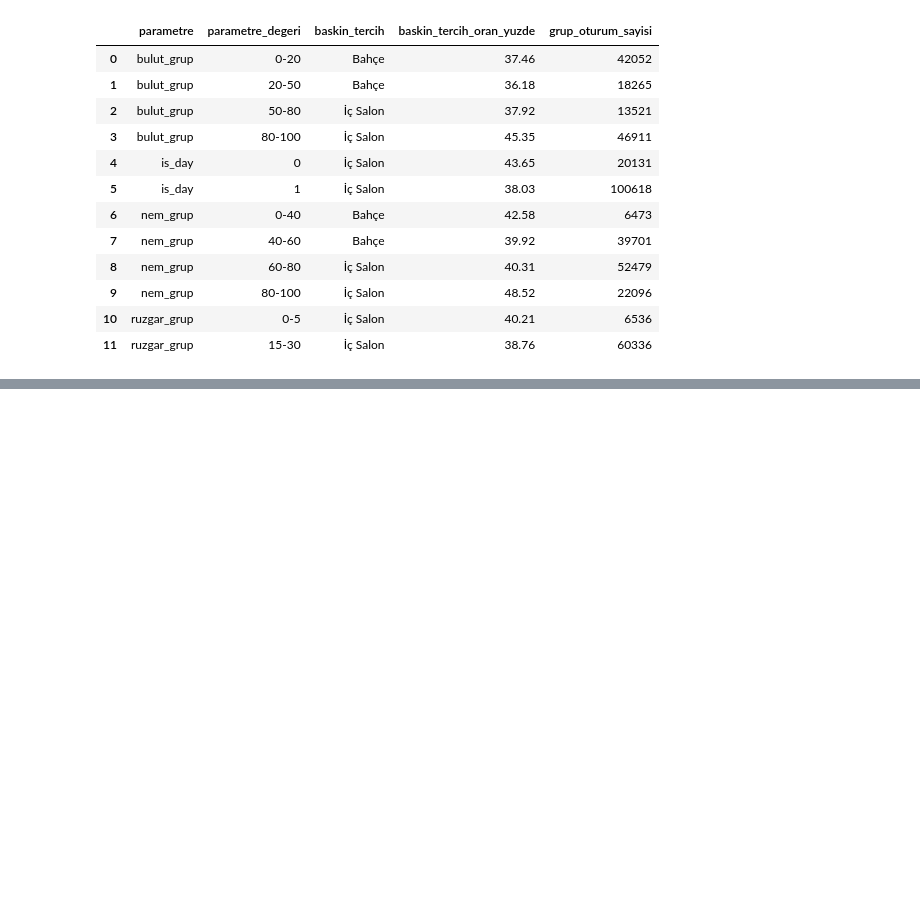
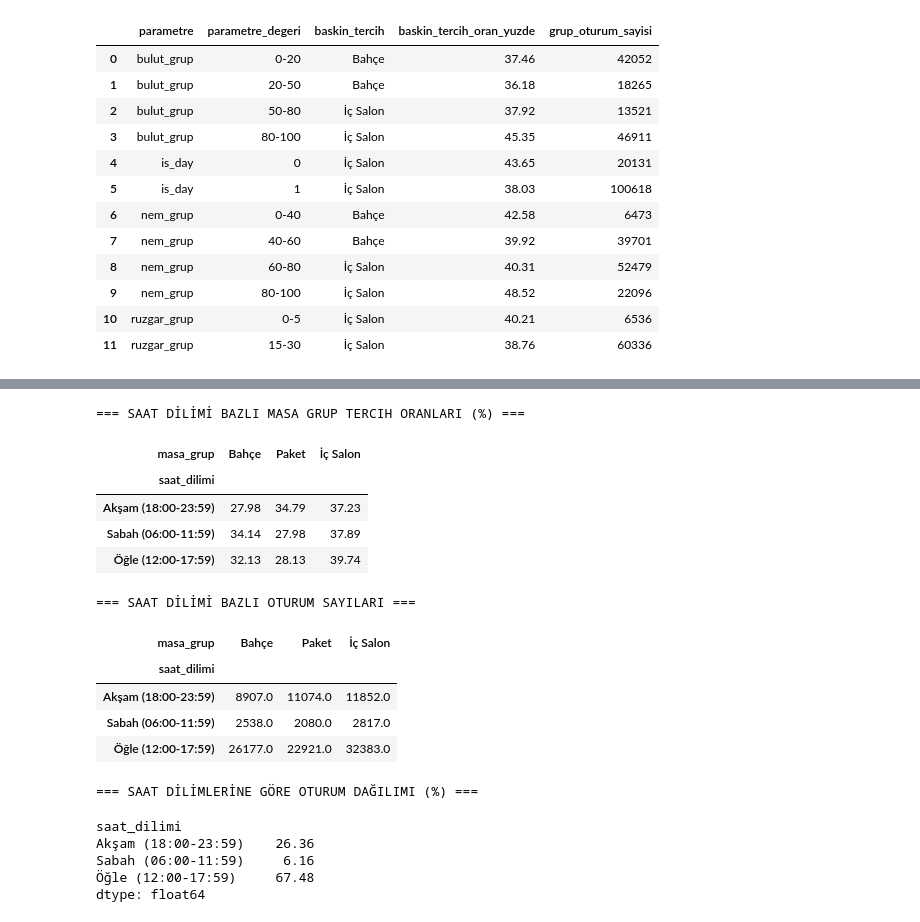
Before and after one commit to busragmsy/IoBDataAnalysis, a Jupyter notebook: musteri_tercihi_hava_2021_sonrasi.ipynb, the cells around one changed output, grey strips where cells are left out. Drawn from its saved outputs; the diff is of its cells as text; code cells hidden in the pictures; blank space fills up the shorter version.

```diff
--- a/musteri_tercihi_hava_2021_sonrasi.ipynb
+++ b/musteri_tercihi_hava_2021_sonrasi.ipynb
@@ -476,0 +514,68 @@ Tek dosya cikti: Outputs\Musteri_tercihi_hava_2021_cikti\parametre_tabanli_grupl
+# %%
+
+# Saat Dilimi Bazli (Sabah/Ogle/Aksam) Tercih Oranlari Analizi
+
+# Saat dilimini olustur
+def assign_time_period(hour):
+    """Saati sabah/ogle/aksam kategorisine ayir"""
+    if pd.isna(hour):
+        return np.nan
+    hour = int(hour)
+    if 6 <= hour < 12:
+        return 'Sabah (06:00-11:59)'
+    elif 12 <= hour < 18:
+        return 'Öğle (12:00-17:59)'
+    elif 18 <= hour < 24:
+        return 'Akşam (18:00-23:59)'
+    else:
+        return 'Gece (00:00-05:59)'
+
+df['saat_dilimi'] = df['saat'].apply(assign_time_period)
+
+# Saat dilimi bazli tercih ozetini goster
+tercih_saat_ozet = (
+    df[['saat_dilimi', 'masa_grup']]
+    .dropna()
+    .value_counts()
+    .reset_index(name='oturum_sayisi')
+    .pivot_table(
+        index='saat_dilimi',
+        columns='masa_grup',
+        values='oturum_sayisi',
+        fill_value=0
+    )
+)
+
+# Yuzdelik oranlar
+tercih_saat_oran = (tercih_saat_ozet.T / tercih_saat_ozet.sum(axis=1) * 100).T.round(2)
+
+print('=== SAAT DİLİMİ BAZLI MASA GRUP TERCIH ORANLARI (%) ===\n')
+display(tercih_saat_oran)
+
+print('\n=== SAAT DİLİMİ BAZLI OTURUM SAYILARI ===\n')
+display(tercih_saat_ozet)
+
+# Toplam oturum sayisi
+saat_toplam = tercih_saat_ozet.sum(axis=1)
+tercih_saat_dagitim = tercih_saat_ozet.sum(axis=1) / tercih_saat_ozet.sum().sum() * 100
+print('\n=== SAAT DİLİMLERİNE GÖRE OTURUM DAĞILIMI (%) ===\n')
+display(tercih_saat_dagitim.round(2))
+# %% [output]
+=== SAAT DİLİMİ BAZLI MASA GRUP TERCIH ORANLARI (%) ===
+| masa_grup | Bahçe | Paket | İç Salon |
+| saat_dilimi |  |  |  |
+| Akşam (18:00-23:59) | 27.98 | 34.79 | 37.23 |
+| Sabah (06:00-11:59) | 34.14 | 27.98 | 37.89 |
+| Öğle (12:00-17:59) | 32.13 | 28.13 | 39.74 |
+=== SAAT DİLİMİ BAZLI OTURUM SAYILARI ===
+| masa_grup | Bahçe | Paket | İç Salon |
+| saat_dilimi |  |  |  |
+| Akşam (18:00-23:59) | 8907.0 | 11074.0 | 11852.0 |
+| Sabah (06:00-11:59) | 2538.0 | 2080.0 | 2817.0 |
+| Öğle (12:00-17:59) | 26177.0 | 22921.0 | 32383.0 |
+=== SAAT DİLİMLERİNE GÖRE OTURUM DAĞILIMI (%) ===
+saat_dilimi
+Akşam (18:00-23:59)    26.36
+Sabah (06:00-11:59)     6.16
+Öğle (12:00-17:59)     67.48
+dtype: float64
```
Also changed, not shown: parts of 12 cells of this notebook, 5 other files.
